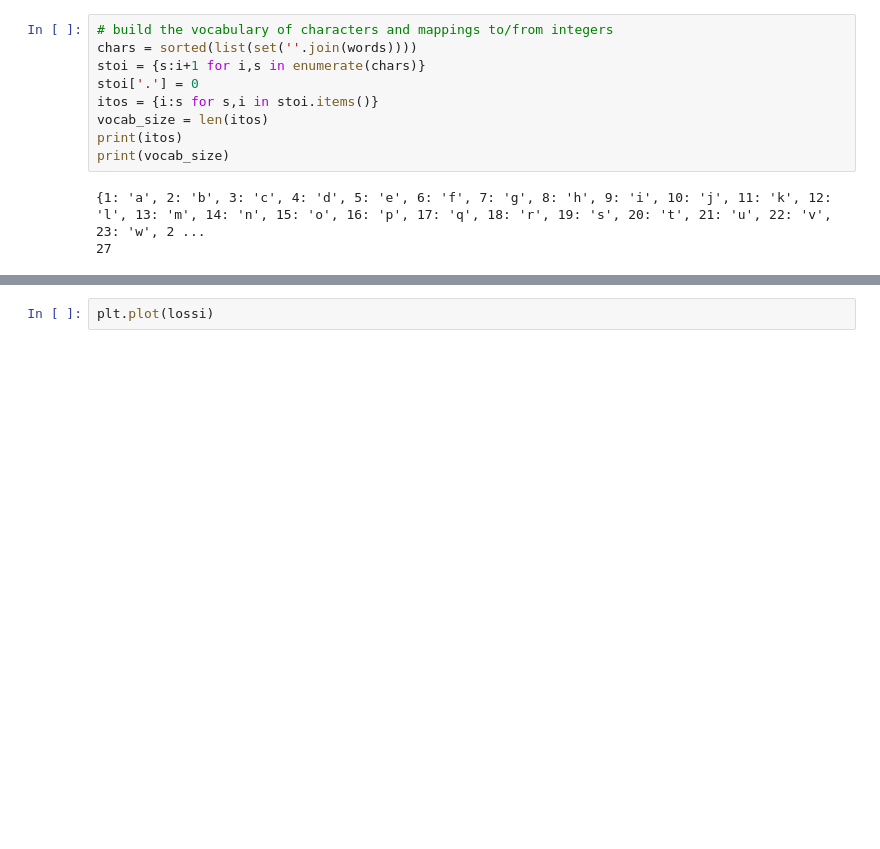
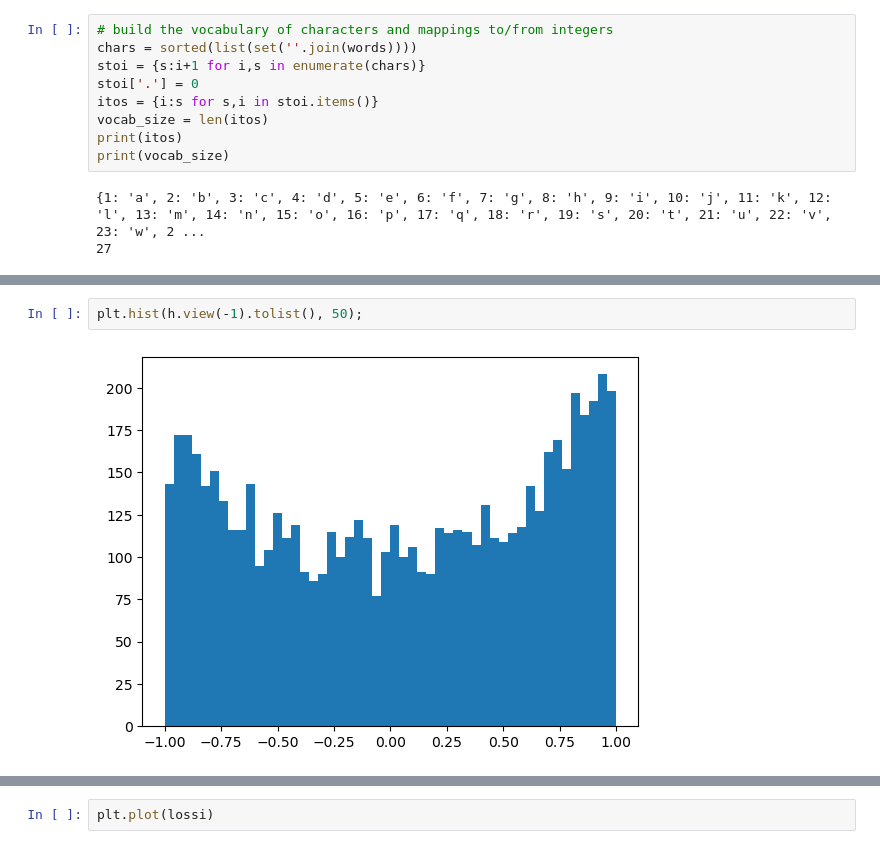
Before and after one commit to ssocolow/nn-zero-to-hero, a Jupyter notebook: lectures/makemore/makemore_part3_bn.ipynb, the cells around one changed output, grey strips where cells are left out. Saved outputs shown, nothing was run; the diff lists cells and outputs as text; blank space fills up the shorter version.

```diff
--- a/lectures/makemore/makemore_part3_bn.ipynb
+++ b/lectures/makemore/makemore_part3_bn.ipynb
@@ -137,0 +144,4 @@ for i in range(max_steps):
+# %%
+plt.hist(h.view(-1).tolist(), 50);
+# %% [output]
+[figure, added]
```
Also changed, not shown: parts of 6 cells of this notebook.
